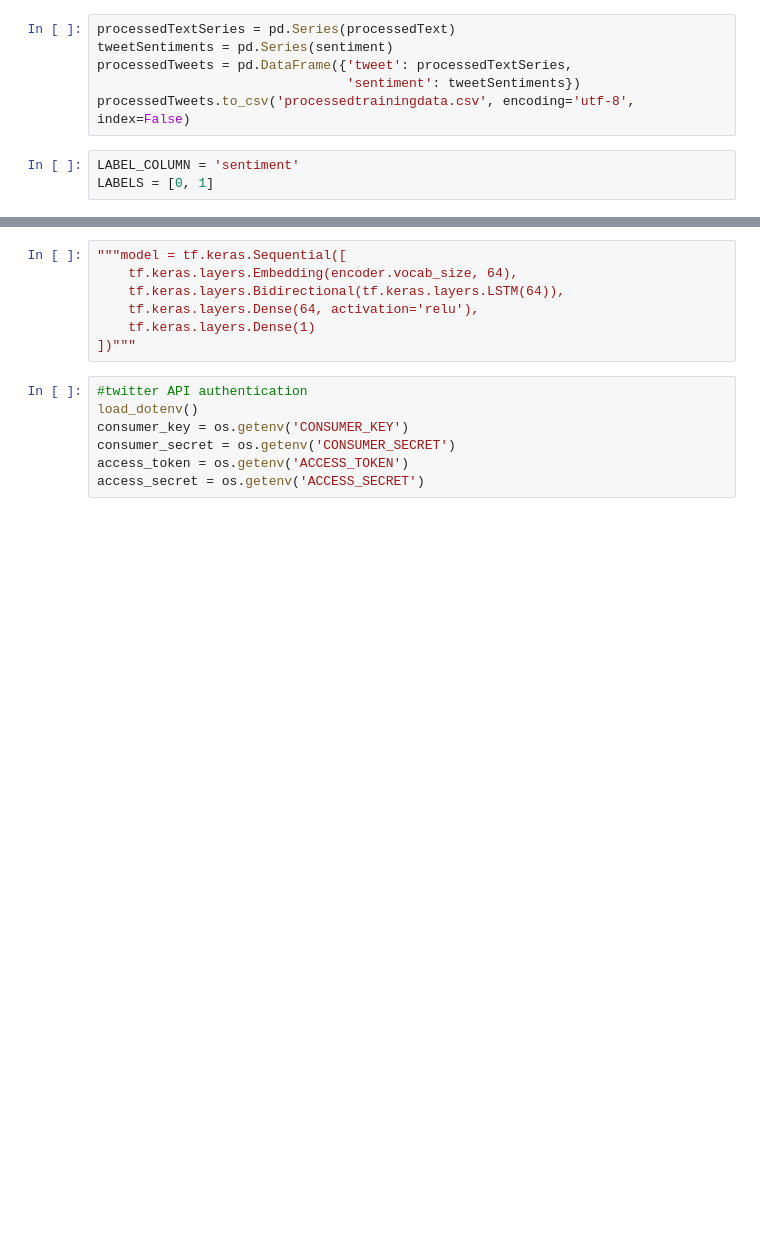
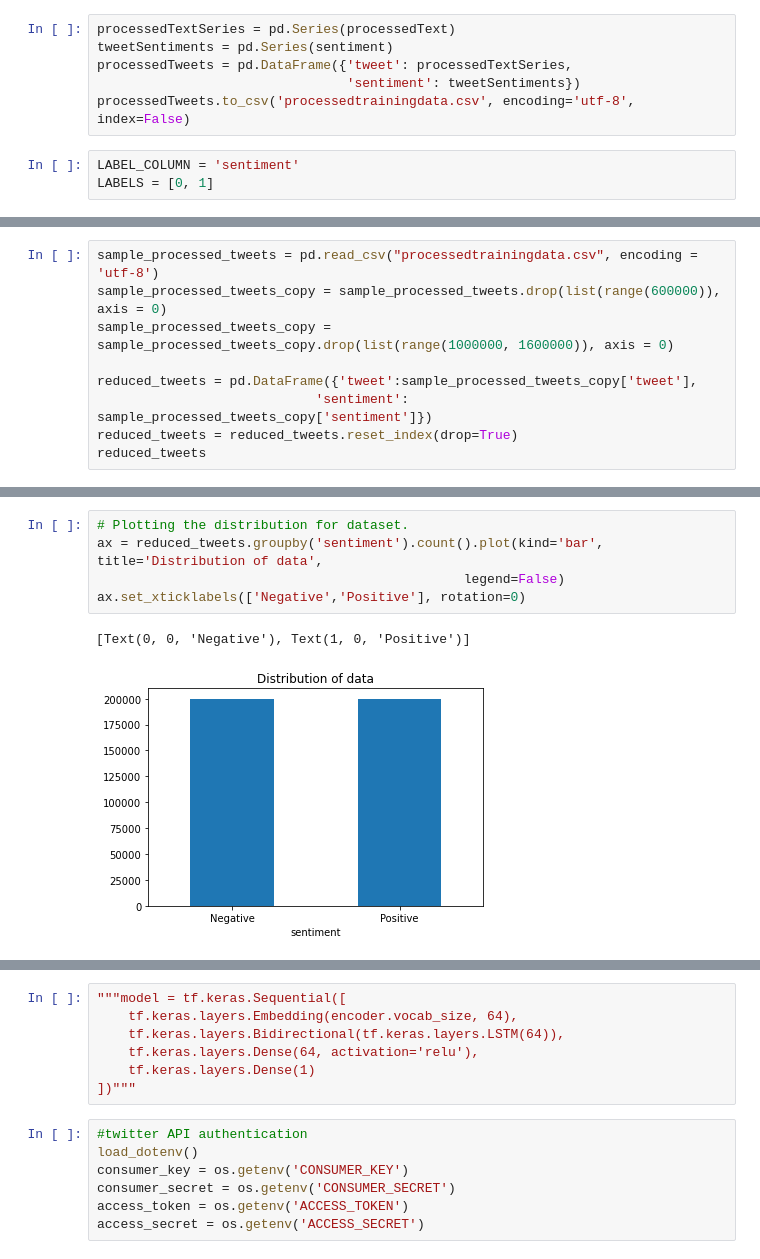
Before and after one commit to Jenelle-Truong/Sentiment-Analysis-of-Tweets, a Jupyter notebook: Twitter Data Collector.ipynb, the cells around one changed output, grey strips where cells are left out. Cells and saved outputs as stored; diff of their text form; blank space fills up the shorter version.

```diff
--- a/Twitter Data Collector.ipynb
+++ b/Twitter Data Collector.ipynb
@@ -212,0 +209,9 @@ TypeError: Expected sequence or array-like, got <class 'NoneType'>
+# %%
+sample_processed_tweets = pd.read_csv("processedtrainingdata.csv", encoding = 'utf-8')
+sample_processed_tweets_copy = sample_processed_tweets.drop(list(range(600000)), axis = 0)
+sample_processed_tweets_copy = sample_processed_tweets_copy.drop(list(range(1000000, 1600000)), axis = 0)
+
+reduced_tweets = pd.DataFrame({'tweet':sample_processed_tweets_copy['tweet'],
+                            'sentiment': sample_processed_tweets_copy['sentiment']})
+reduced_tweets = reduced_tweets.reset_index(drop=True)
+reduced_tweets
@@ -212,0 +232,8 @@ TypeError: Expected sequence or array-like, got <class 'NoneType'>
+# %%
+# Plotting the distribution for dataset.
+ax = reduced_tweets.groupby('sentiment').count().plot(kind='bar', title='Distribution of data',
+                                               legend=False)
+ax.set_xticklabels(['Negative','Positive'], rotation=0)
+# %% [output]
+[Text(0, 0, 'Negative'), Text(1, 0, 'Positive')]
+[figure, added]
```
Also changed, not shown: parts of 23 cells of this notebook.
